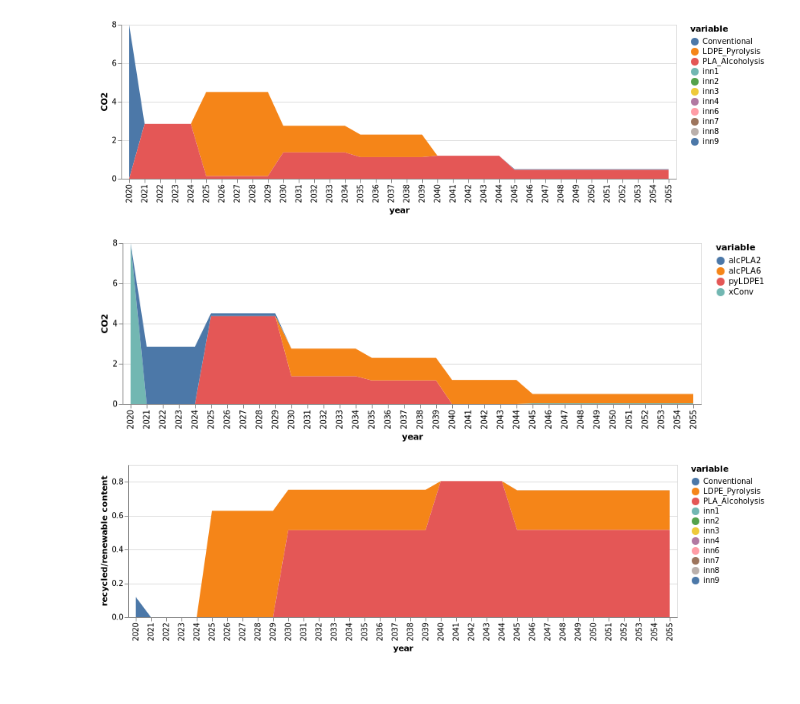
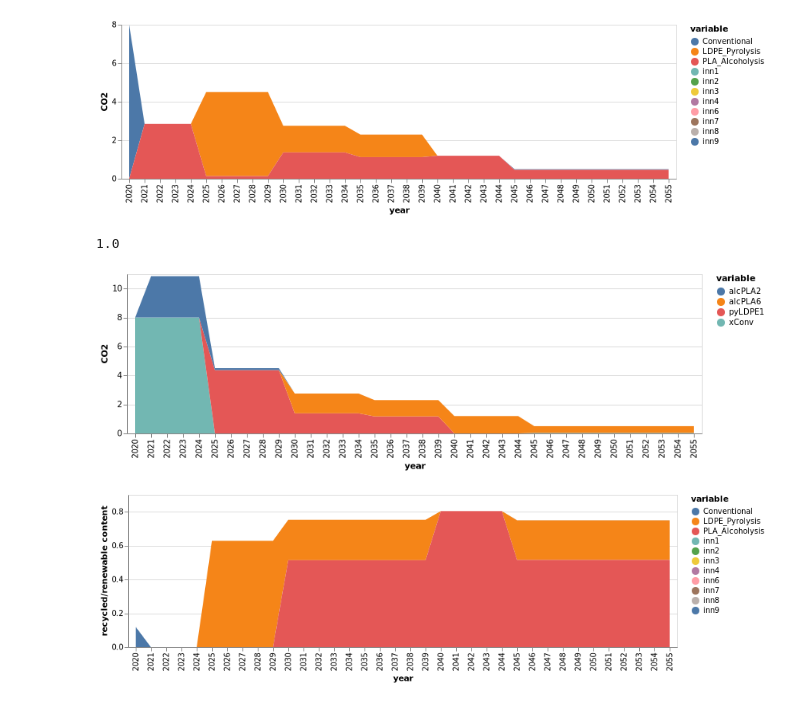
Before and after one commit to vyom-thakker/RoadmapsIAM, a Jupyter notebook: multiperiod-case-study.ipynb, the cells around one changed output. Drawn from its saved outputs; the diff is of its cells as text; code cells hidden in the pictures.

```diff
--- a/multiperiod-case-study.ipynb
+++ b/multiperiod-case-study.ipynb
@@ -655,6 +655,10 @@ save("./result-case-roadmap/co2-roadmap.svg", co2_inn)
 co2_inn
 # %% [output]
 [figure]
+# %%
+sum(xk[:,1])
+# %% [output]
+1.0
 # %%
 #only for this result
 
@@ -663,11 +667,7 @@ function conventional(t)
 end
 
 function innovation(k1,t)
-    if k1==1
-        return sum(JuMP.values.(xk)[k,t]*(co2fac[k,t]) for k=k1:k1)
-    else
-        return sum(JuMP.values.(xk)[k,t]*(co2fac[k,t]) for k=k1:k1)
-    end
+    return sum(JuMP.values.(xk)[k,t]*(co2fac[k,t]) for k=k1:k1)
 end
 
 conv=zeros(51)
@@ -700,35 +700,35 @@ for t in 2:51
     for k in 1:nrow(compromise)
         inn_co2[k,t]=innovation(k,j)
     end
 end
-
+conv[1:5].=initial[1,3]
 
 sNames = ["conv","inn1","inn2","inn3","inn4","inn5","inn6","inn7","inn8","inn9","inn10"]
 xLabels = []
 for i in 2020:2070
     push!(xLabels,string(i))
 end
 
 #df = DataFrame(year=xLabels, conv=conv, inn1=inn_co2[1,:],inn2=inn_co2[2,:],inn3=inn_co2[3,:],inn4=inn_co2[4,:],
 #        inn5=inn_co2[5,:],inn6=inn_co2[6,:],inn7=inn_co2[7,:],inn8=inn_co2[8,:],inn9=inn_co2[9,:],inn10=inn_co2[10,:])
 df = DataFrame(vcat(conv',inn_co2)',:auto)
 
 
 df=df[1:36,:]
 
 df=df[!, any.(>(0), eachcol(df))]
 df[!,:year]=xLabels[1:36]
 rename!(df,[:x1,:x93,:x218,:x222] .=> [:xConv,:pyLDPE1,:alcPLA2,:alcPLA6])
 
 
 #rename!(df,[:conv,:inn5,:inn10] .=> [:Conventional,:LDPE_Pyrolysis,:PLA_Alcoholysis])
 
 co2_inn=df |> stack |> @vlplot(:area, x=:year, y={:value, stack=:zero, title="CO2"}, color="variable:n",legend=:sNames)
 
 #save("./result-case-roadmap/co2-roadmap.svg", co2_inn)
 co2_inn
 # %% [output]
-[figure, old version]
+[figure, new version]
 # %%
 function conventional(t)
     return initial[1,5]*(1-sum(JuMP.values.(xk)[k,t] for k in 1:nrow(compromise)))
```
Also changed, not shown: parts of 3 cells of this notebook, 2 other files.
